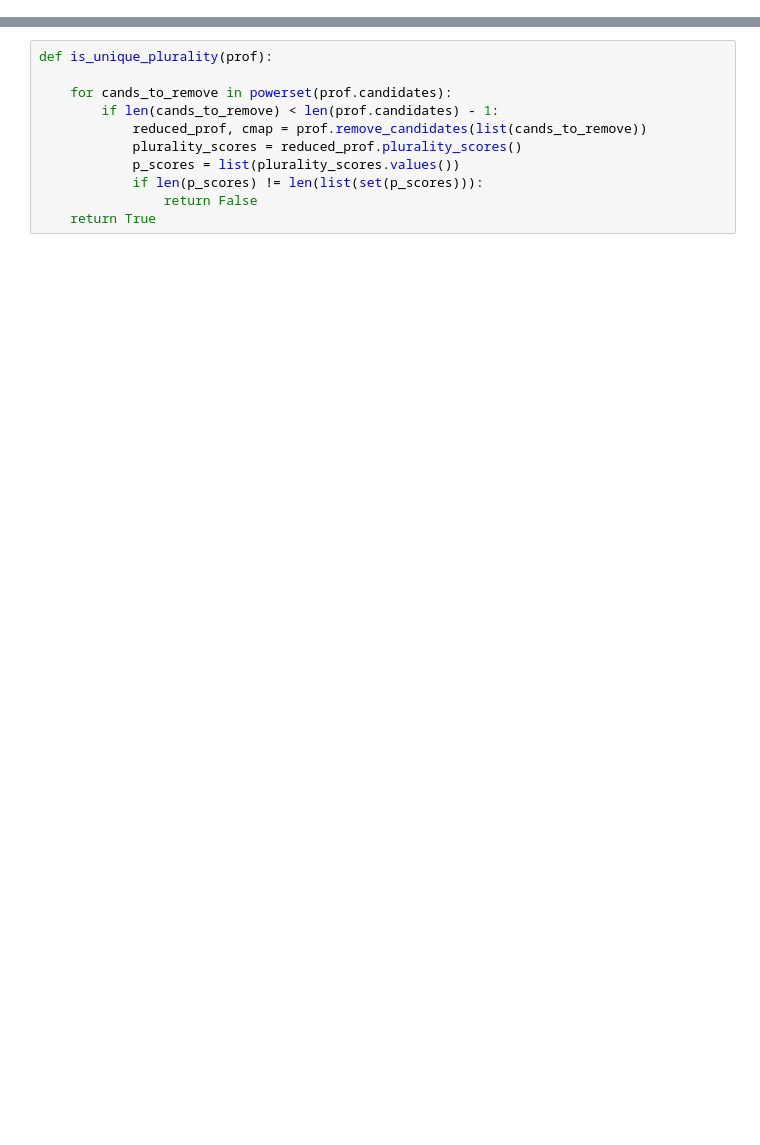
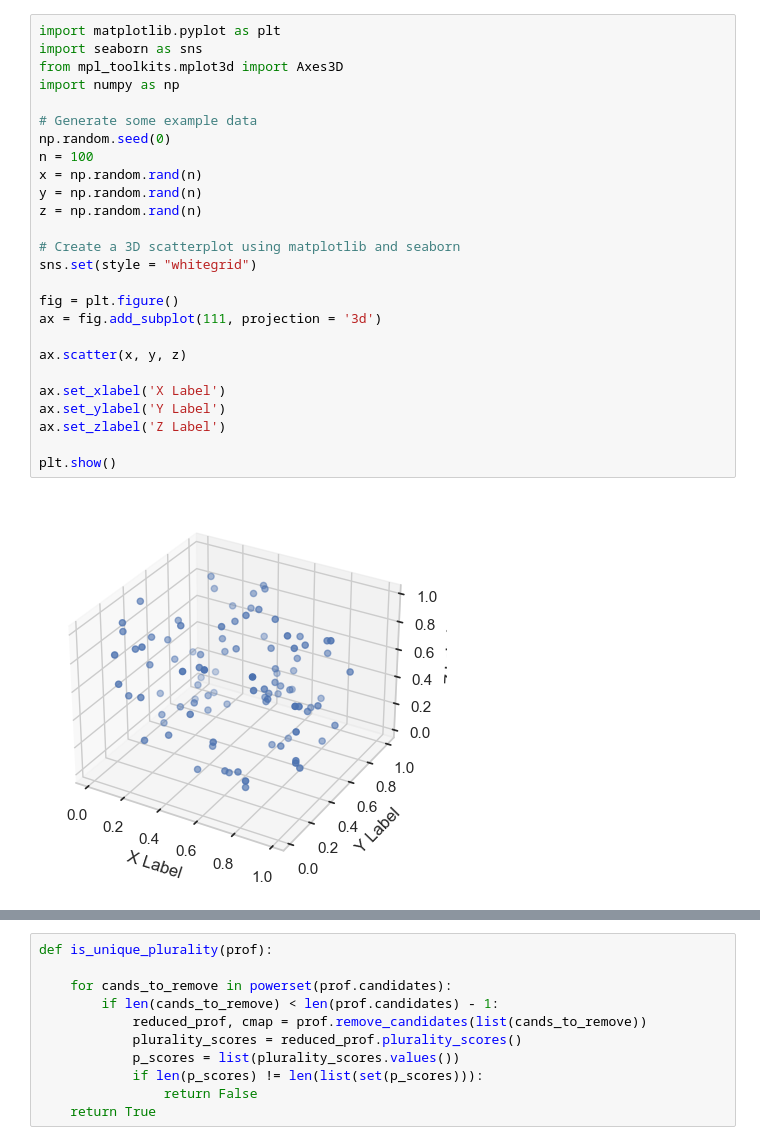
Before and after one commit to voting-tools/pref_voting, a Jupyter notebook: test.ipynb, the cells around one changed output, grey strips where cells are left out. Drawn from its saved outputs; the diff is of its cells as text; blank space fills up the shorter version.

```diff
--- a/test.ipynb
+++ b/test.ipynb
@@ -12,0 +97,28 @@ from tqdm.notebook import tqdm
+# %%
+import matplotlib.pyplot as plt
+import seaborn as sns
+from mpl_toolkits.mplot3d import Axes3D
+import numpy as np
+
+# Generate some example data
+np.random.seed(0)
+n = 100
+x = np.random.rand(n)
+y = np.random.rand(n)
+z = np.random.rand(n)
+
+# Create a 3D scatterplot using matplotlib and seaborn
+sns.set(style = "whitegrid")
+
+fig = plt.figure()
+ax = fig.add_subplot(111, projection = '3d')
+
+ax.scatter(x, y, z)
+
+ax.set_xlabel('X Label')
+ax.set_ylabel('Y Label')
+ax.set_zlabel('Z Label')
+
+plt.show()
+# %% [output]
+[figure, added]
```
Also changed, not shown: parts of 40 cells of this notebook, 12 other files.
